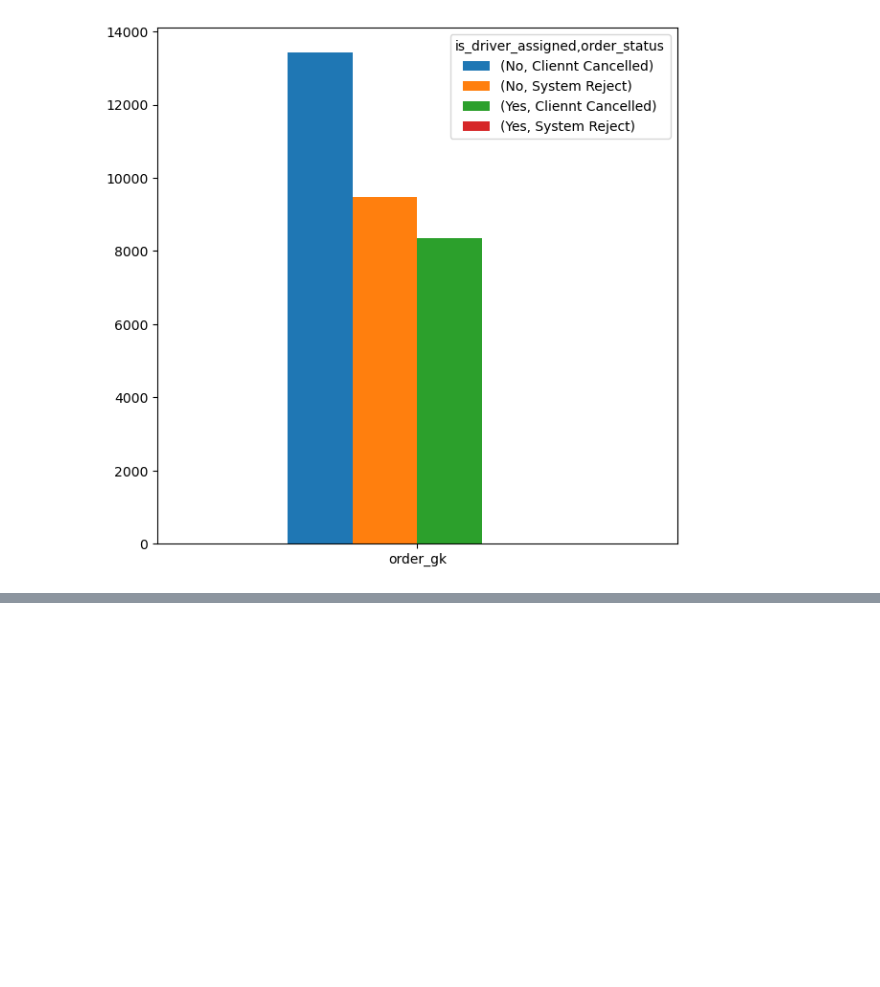
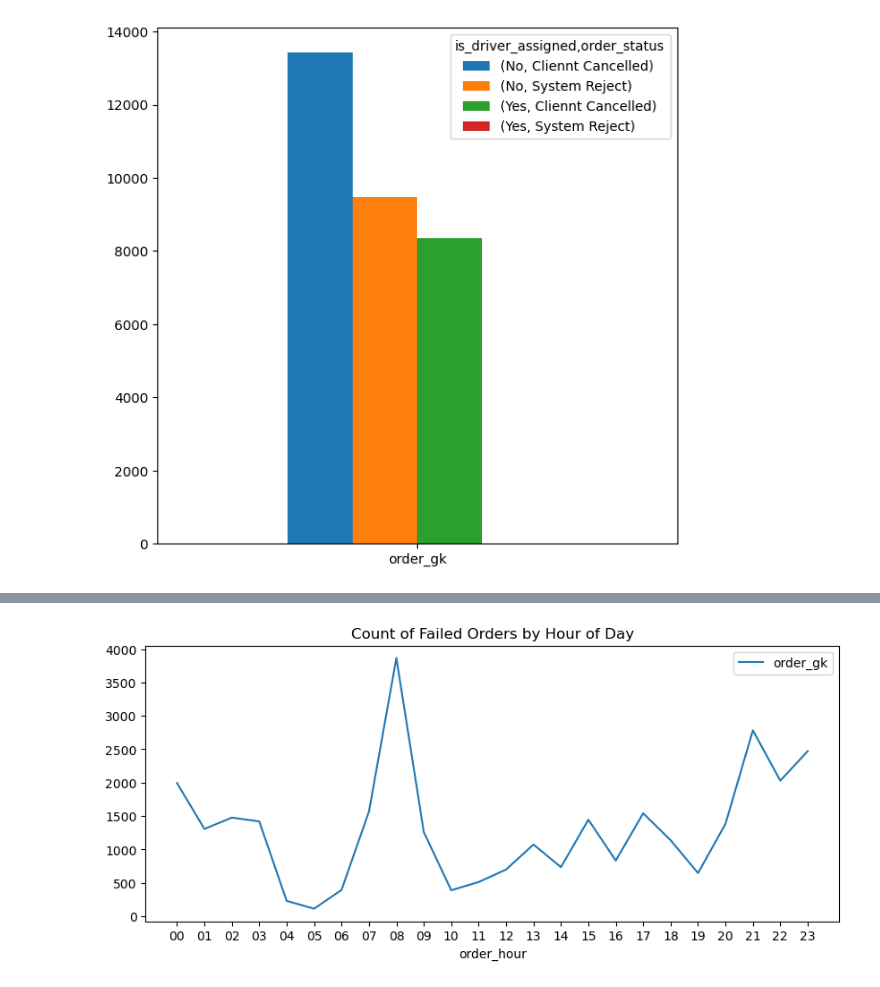
Before and after one commit to chrishunt11/Failed-Orders-Insights, a Jupyter notebook: Insights from Failed Orders.ipynb, the cells around one changed output, grey strips where cells are left out. Saved outputs shown, nothing was run; the diff lists cells and outputs as text; code cells hidden in the pictures; blank space fills up the shorter version.

```diff
--- a/Insights from Failed Orders.ipynb
+++ b/Insights from Failed Orders.ipynb
@@ -120,0 +130,6 @@ _ = df_q1.plot(kind='bar', subplots=False, figsize=(7, 7), legend=True, rot=0)
+# %%
+# extract hour from the time column
+df['order_hour'] = df['order_time'].str.split(":").apply(lambda split: split[0])
+
+# print a small sample to make sure that the transformation is correct
+df.sample(n=5, random_state=42)
@@ -120,0 +143,7 @@ _ = df_q1.plot(kind='bar', subplots=False, figsize=(7, 7), legend=True, rot=0)
+# %%
+_ = df.groupby(by='order_hour')['order_gk'].count().plot(figsize=(10,4),
+                                                        legend=True,
+                                                        xticks=range(0,24),
+                                                        title='Count of Failed Orders by Hour of Day')
+# %% [output]
+[figure, added]
```
Also changed, not shown: parts of 18 cells of this notebook.
